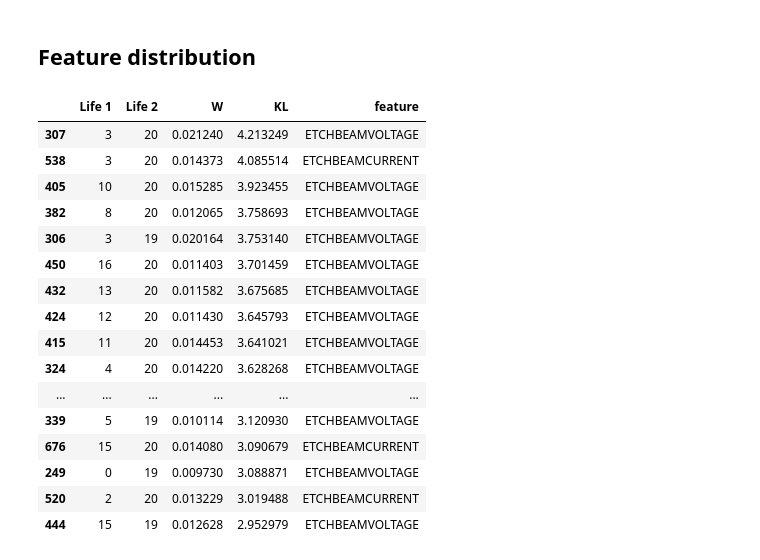
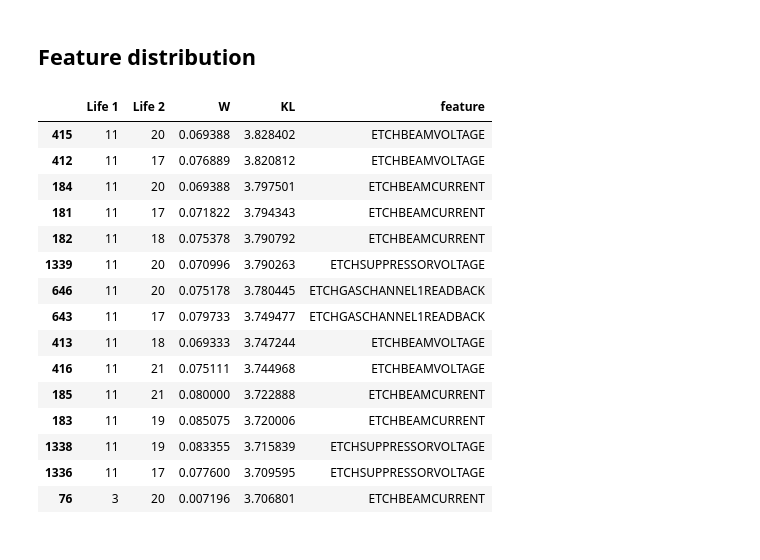
Before and after one commit to lucianolorenti/ceruleo, a Jupyter notebook: docs/dataset/analysis/Sensor Validation.ipynb, the cells around one changed output. Cells and saved outputs as stored; diff of their text form; code cells hidden in the pictures.

```diff
--- a/docs/dataset/analysis/Sensor Validation.ipynb
+++ b/docs/dataset/analysis/Sensor Validation.ipynb
@@ -39,7 +37,21 @@ from ceruleo.transformation.functional.pipeline.pipeline import make_pipeline
 # %%
+FEATURES = [
+   'IONGAUGEPRESSURE', 'ETCHBEAMVOLTAGE', 'ETCHBEAMCURRENT',
+   'ETCHSUPPRESSORVOLTAGE', 'ETCHSUPPRESSORCURRENT', 'FLOWCOOLFLOWRATE',
+   'FLOWCOOLPRESSURE', 'ETCHGASCHANNEL1READBACK', 'ETCHPBNGASREADBACK',
+]
 transformer = Transformer(
-    pipelineX=ByTypeFeatureSelector(type_='float64'),
-    pipelineY=ByNameFeatureSelector(features=['RUL'])
+    pipelineX=make_pipeline(
+        ByNameFeatureSelector(features=FEATURES),
+        Clip(lower=-6, upper=6),
+        IndexMeanResampler(rule='120s'),
+        SliceRows(initial=RelativeToEnd(1500))
+    ),
+    pipelineY=make_pipeline(
+        ByNameFeatureSelector(features=['RUL']),
+        IndexMeanResampler(rule='120s'),
+        SliceRows(initial=RelativeToEnd(1500))
+    )
 )
 
 transformed_dataset = transformer.fit_map(dataset)
@@ -158,26 +154,24 @@ ax.legend()
 # %%
 from ceruleo.dataset.analysis.distribution import features_divergeces
 # %%
-columns = ['IONGAUGEPRESSURE', 'ETCHBEAMVOLTAGE', 'ETCHBEAMCURRENT',
-       'ETCHSUPPRESSORVOLTAGE', ]
-d = features_divergeces(dataset, columns=columns)
+
+d = features_divergeces(transformed_dataset)
 # %%
-d.sort_values(by='KL', ascending=False).head(45)
+d.sort_values(by='KL', ascending=False).head(15)
 # %% [output]
 |  | Life 1 | Life 2 | W | KL | feature |
-| 307 | 3 | 20 | 0.021240 | 4.213249 | ETCHBEAMVOLTAGE |
-| 538 | 3 | 20 | 0.014373 | 4.085514 | ETCHBEAMCURRENT |
-| 405 | 10 | 20 | 0.015285 | 3.923455 | ETCHBEAMVOLTAGE |
-| 382 | 8 | 20 | 0.012065 | 3.758693 | ETCHBEAMVOLTAGE |
-| 306 | 3 | 19 | 0.020164 | 3.753140 | ETCHBEAMVOLTAGE |
-| 450 | 16 | 20 | 0.011403 | 3.701459 | ETCHBEAMVOLTAGE |
-| 432 | 13 | 20 | 0.011582 | 3.675685 | ETCHBEAMVOLTAGE |
-| 424 | 12 | 20 | 0.011430 | 3.645793 | ETCHBEAMVOLTAGE |
-| 415 | 11 | 20 | 0.014453 | 3.641021 | ETCHBEAMVOLTAGE |
-| 324 | 4 | 20 | 0.014220 | 3.628268 | ETCHBEAMVOLTAGE |
-| ... | ... | ... | ... | ... | ... |
-| 339 | 5 | 19 | 0.010114 | 3.120930 | ETCHBEAMVOLTAGE |
-| 676 | 15 | 20 | 0.014080 | 3.090679 | ETCHBEAMCURRENT |
-| 249 | 0 | 19 | 0.009730 | 3.088871 | ETCHBEAMVOLTAGE |
-| 520 | 2 | 20 | 0.013229 | 3.019488 | ETCHBEAMCURRENT |
-| 444 | 15 | 19 | 0.012628 | 2.952979 | ETCHBEAMVOLTAGE |
+| 415 | 11 | 20 | 0.069388 | 3.828402 | ETCHBEAMVOLTAGE |
+| 412 | 11 | 17 | 0.076889 | 3.820812 | ETCHBEAMVOLTAGE |
+| 184 | 11 | 20 | 0.069388 | 3.797501 | ETCHBEAMCURRENT |
+| 181 | 11 | 17 | 0.071822 | 3.794343 | ETCHBEAMCURRENT |
+| 182 | 11 | 18 | 0.075378 | 3.790792 | ETCHBEAMCURRENT |
+| 1339 | 11 | 20 | 0.070996 | 3.790263 | ETCHSUPPRESSORVOLTAGE |
+| 646 | 11 | 20 | 0.075178 | 3.780445 | ETCHGASCHANNEL1READBACK |
+| 643 | 11 | 17 | 0.079733 | 3.749477 | ETCHGASCHANNEL1READBACK |
+| 413 | 11 | 18 | 0.069333 | 3.747244 | ETCHBEAMVOLTAGE |
+| 416 | 11 | 21 | 0.075111 | 3.744968 | ETCHBEAMVOLTAGE |
+| 185 | 11 | 21 | 0.080000 | 3.722888 | ETCHBEAMCURRENT |
+| 183 | 11 | 19 | 0.085075 | 3.720006 | ETCHBEAMCURRENT |
+| 1338 | 11 | 19 | 0.083355 | 3.715839 | ETCHSUPPRESSORVOLTAGE |
+| 1336 | 11 | 17 | 0.077600 | 3.709595 | ETCHSUPPRESSORVOLTAGE |
+| 76 | 3 | 20 | 0.007196 | 3.706801 | ETCHBEAMCURRENT |
```
Also changed, not shown: parts of 16 cells of this notebook, 12 other files.
